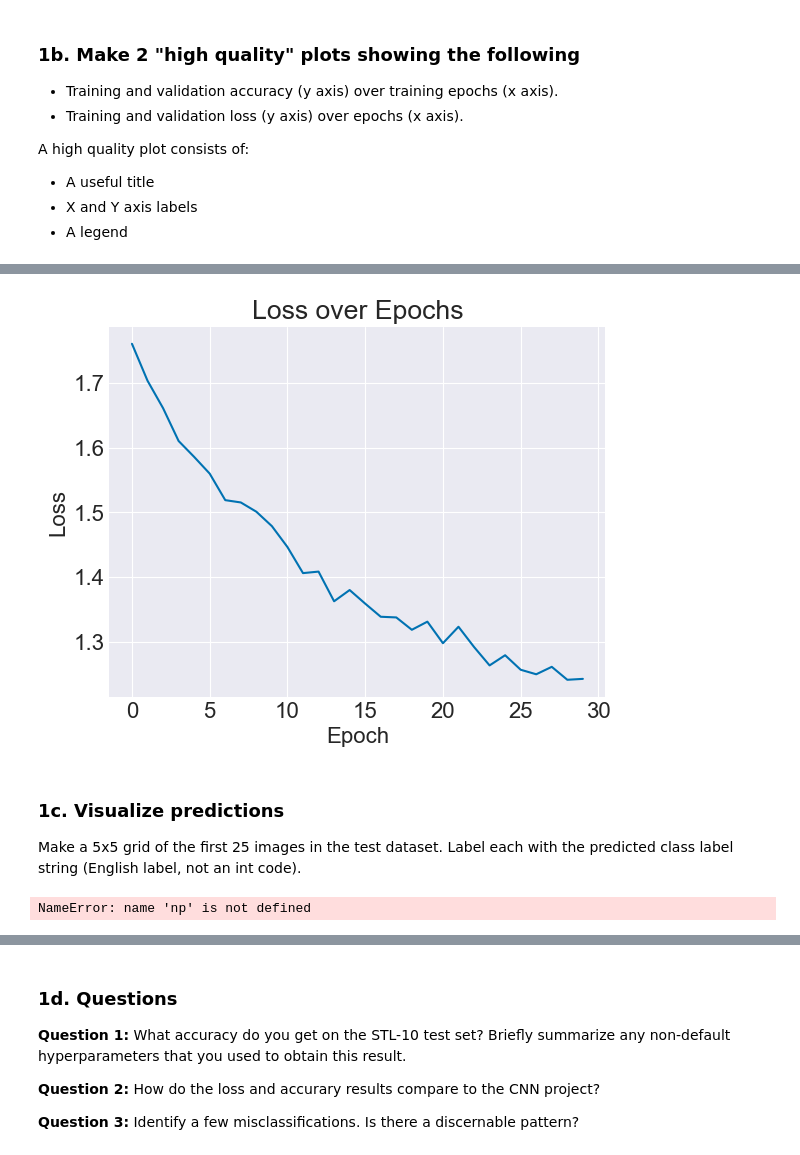
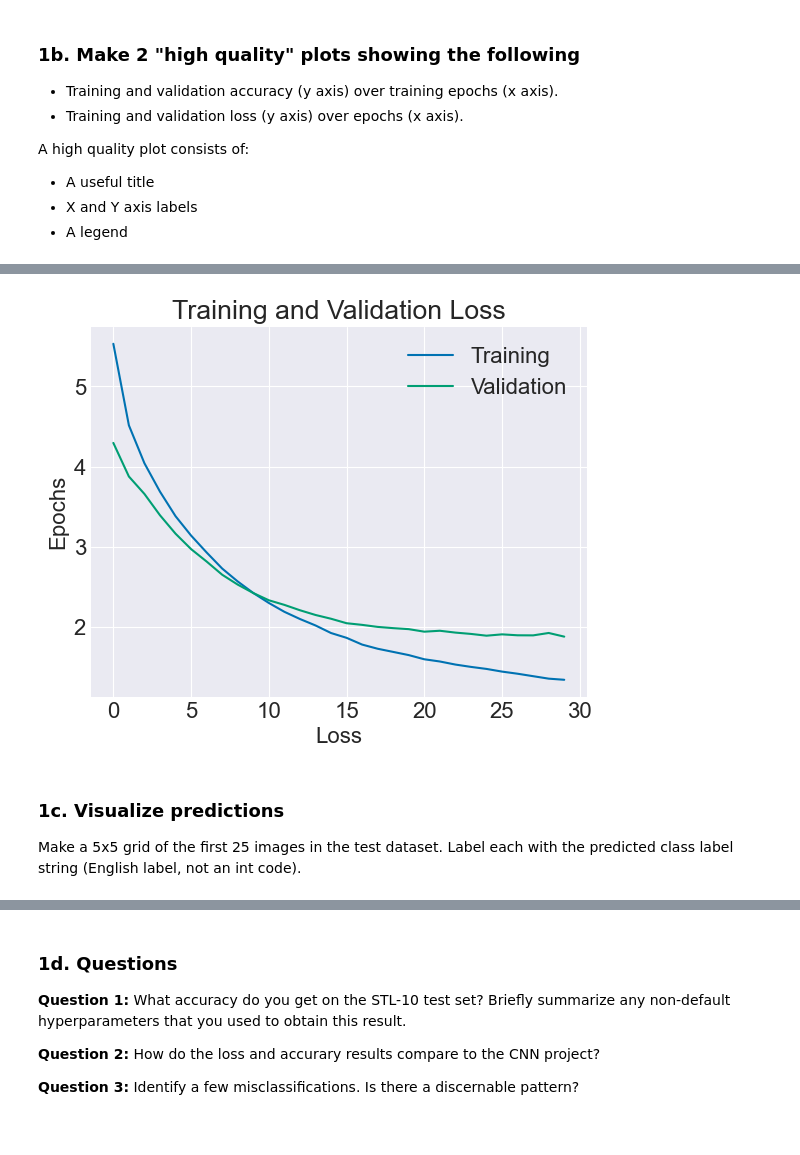
Before and after one commit to ngoclinhp842/deep_dream, a Jupyter notebook: Project4/transfer_learning.ipynb, the cells around one changed output, grey strips where cells are left out. Saved outputs shown, nothing was run; the diff lists cells and outputs as text; code cells hidden in the pictures.

```diff
--- a/Project4/transfer_learning.ipynb
+++ b/Project4/transfer_learning.ipynb
@@ -170,27 +189,14 @@ plt.show()
-# %%
-plt.plot(hist.history['loss'])
-plt.title("Loss over Epochs")
-plt.xlabel("Epoch")
-plt.ylabel("Loss")
-plt.show()
-# %% [output]
-[figure, removed]
+# %%
+train_loss_plt = plt.plot(hist.history['loss'], label="Training")
+val_loss_plt = plt.plot(hist.history['val_loss'], label="Validation")
+plt.legend()
+plt.title("Training and Validation Loss")
+plt.xlabel("Loss")
+plt.ylabel("Epochs")
+plt.show()
+# %% [output]
+[figure, added]
 # %% [markdown]
 ### 1c. Visualize predictions
 
 Make a 5x5 grid of the first 25 images in the test dataset. Label each with the predicted class label string (English label, not an int code).
-# %%
-# YOUR CODE HERE
-classes = np.loadtxt(os.path.join('data', 'stl10_binary', 'class_names.txt'), dtype=str)
-predicted_classes = np.argmax(model.predict(x_test), axis=1)
-fig, axes = plt.subplots(5, 5, figsize=(12,12))
-for r in range(5):
-    for c in range(5):
-        img = x_test[5*r+c]
-        axes[r,c].imshow(img)
-        pred = predicted_classes[5*r+c]
-        axes[r,c].set_title(classes[predicted_classes[5*r+c]])
-        axes[r,c].set_xticks([])
-        axes[r,c].set_yticks([])
-# %% [output]
-NameError: name 'np' is not defined
```
Also changed, not shown: parts of 31 cells of this notebook.
